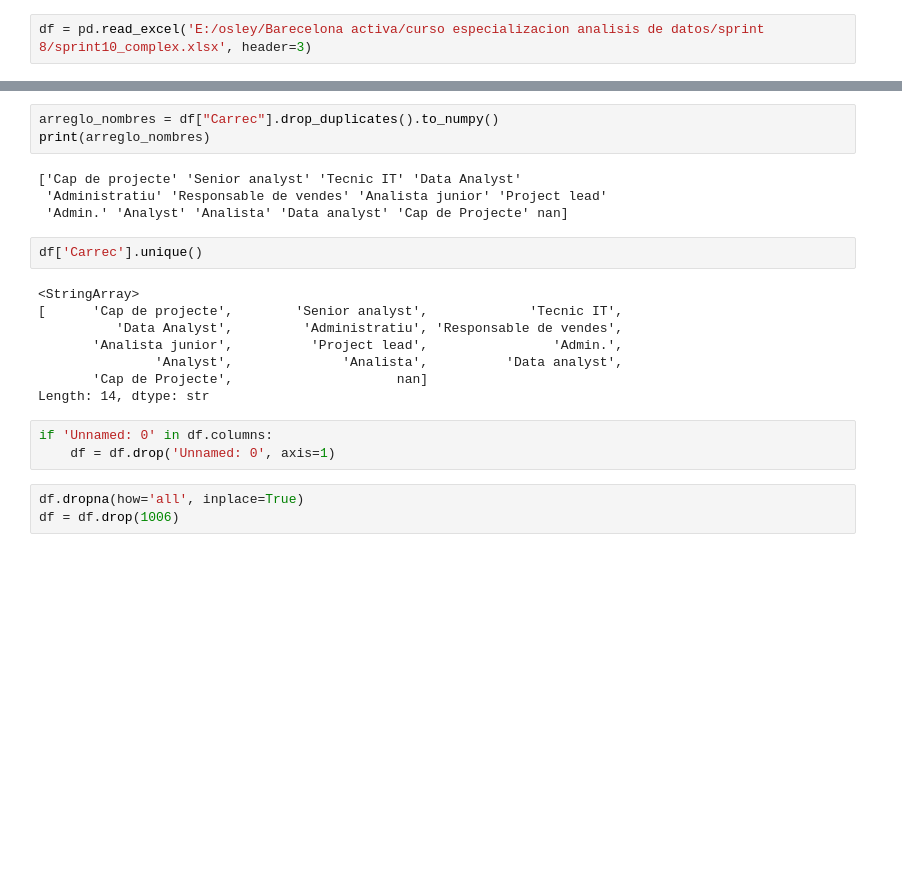
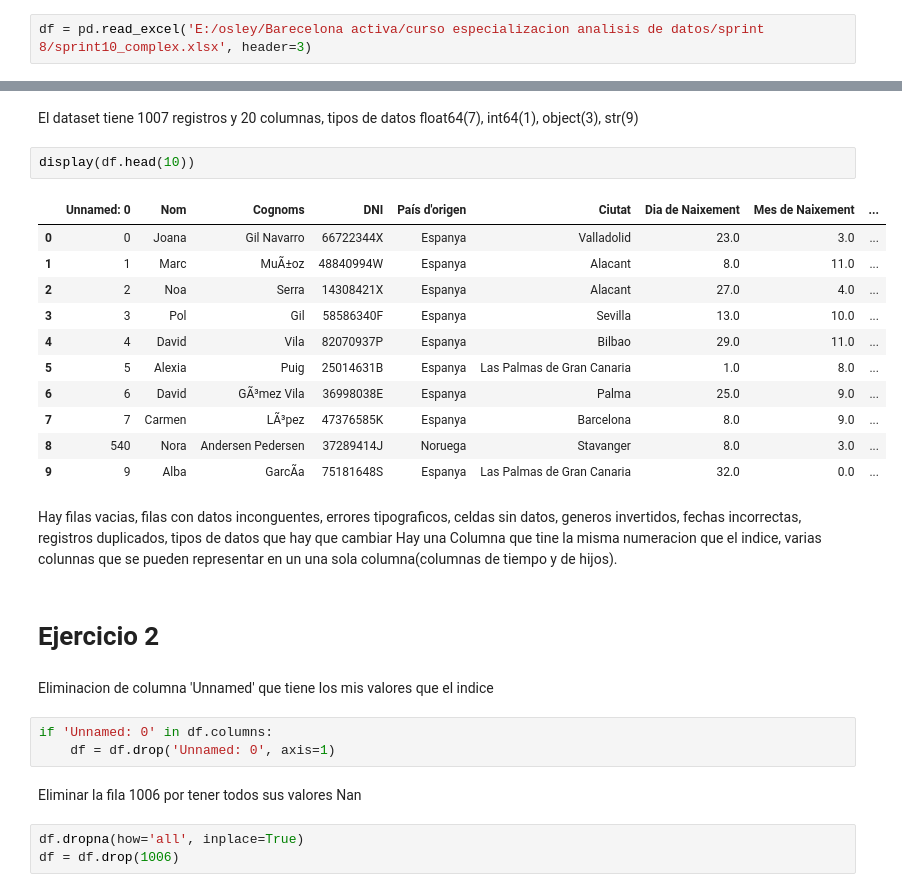
Before and after one commit to osleysorio/itacedemy_repo1_osley, a Jupyter notebook: sprint 8/sprint 8 ok.ipynb, the cells around one changed output, grey strips where cells are left out. Saved outputs shown, nothing was run; the diff lists cells and outputs as text; blank space fills up the shorter version.

```diff
--- a/sprint 8/sprint 8 ok.ipynb
+++ b/sprint 8/sprint 8 ok.ipynb
@@ -27,23 +32,31 @@ memory usage: 152.2+ KB
-# %%
-arreglo_nombres = df["Carrec"].drop_duplicates().to_numpy()
-print(arreglo_nombres)
-# %% [output]
-['Cap de projecte' 'Senior analyst' 'Tecnic IT' 'Data Analyst'
- 'Administratiu' 'Responsable de vendes' 'Analista junior' 'Project lead'
- 'Admin.' 'Analyst' 'Analista' 'Data analyst' 'Cap de Projecte' nan]
-# %%
-df['Carrec'].unique()
-# %% [output]
-<StringArray>
-[      'Cap de projecte',        'Senior analyst',             'Tecnic IT',
-          'Data Analyst',         'Administratiu', 'Responsable de vendes',
-       'Analista junior',          'Project lead',                'Admin.',
-               'Analyst',              'Analista',          'Data analyst',
-       'Cap de Projecte',                     nan]
-Length: 14, dtype: str
+# %% [markdown]
+El dataset tiene 1007 registros y 20 columnas, tipos de datos float64(7), int64(1), object(3), str(9)
+# %%
+display(df.head(10))
+# %% [output]
+|  | Unnamed: 0 | Nom | Cognoms | DNI | País d'origen | Ciutat | Dia de Naixement | Mes de Naixement | ... |
+| 0 | 0 | Joana | Gil Navarro | 66722344X | Espanya | Valladolid | 23.0 | 3.0 | ... |
+| 1 | 1 | Marc | MuÃ±oz | 48840994W | Espanya | Alacant | 8.0 | 11.0 | ... |
+| 2 | 2 | Noa | Serra | 14308421X | Espanya | Alacant | 27.0 | 4.0 | ... |
+| 3 | 3 | Pol | Gil | 58586340F | Espanya | Sevilla | 13.0 | 10.0 | ... |
+| 4 | 4 | David | Vila | 82070937P | Espanya | Bilbao | 29.0 | 11.0 | ... |
+| 5 | 5 | Alexia | Puig | 25014631B | Espanya | Las Palmas de Gran Canaria | 1.0 | 8.0 | ... |
+| 6 | 6 | David | GÃ³mez Vila | 36998038E | Espanya | Palma | 25.0 | 9.0 | ... |
+| 7 | 7 | Carmen | LÃ³pez | 47376585K | Espanya | Barcelona | 8.0 | 9.0 | ... |
+| 8 | 540 | Nora | Andersen Pedersen | 37289414J | Noruega | Stavanger | 8.0 | 3.0 | ... |
+| 9 | 9 | Alba | GarcÃ­a | 75181648S | Espanya | Las Palmas de Gran Canaria | 32.0 | 0.0 | ... |
+# %% [markdown]
+Hay filas vacias, filas con datos inconguentes, errores tipograficos, celdas sin datos, generos invertidos, fechas incorrectas, registros duplicados, tipos de datos que hay que cambiar
+Hay una Columna que tine la misma numeracion que el indice, varias colunnas que se pueden representar en un una sola columna(columnas de tiempo y de hijos).
+# %% [markdown]
+# Ejercicio 2
+# %% [markdown]
+Eliminacion de columna 'Unnamed' que tiene los mis valores que el indice
 # %%
 if 'Unnamed: 0' in df.columns:
     df = df.drop('Unnamed: 0', axis=1)
+# %% [markdown]
+Eliminar la fila 1006 por tener todos sus valores Nan
 # %%
 df.dropna(how='all', inplace=True)
 df = df.drop(1006)
```
Also changed, not shown: parts of 82 cells of this notebook.
